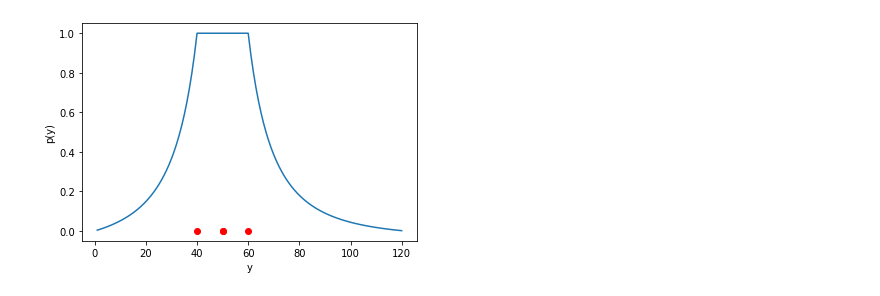
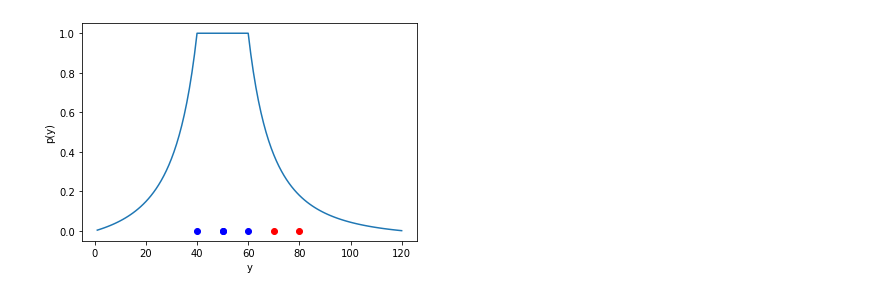
Before and after one commit to MDIRose/computational_psychology, a Jupyter notebook: code/experiment.ipynb, the cells around one changed output. Saved outputs shown, nothing was run; the diff lists cells and outputs as text; code cells hidden in the pictures.

```diff
--- a/code/experiment.ipynb
+++ b/code/experiment.ipynb
@@ -4,18 +4,24 @@ import math
 import numpy as np
 import matplotlib.pyplot as plt
 import baseline_model as baseline
-
-def plot_result(consequential_region: int, example_list:List[int],px:List[int] ):
-    example_points = np.zeros(len(example_list))
+import elimination_model as elimination
+import addition_model as addition
+def plot_result(consequential_region: int, positive_example_list:List[int], negative_example_list:List[int],px:List[int] ):
+    positive_example_points = np.zeros(len(positive_example_list))
+    negative_example_points = np.zeros(len(negative_example_list))
     plt.plot(range(1,consequential_region+1),px)
-    plt.plot(example_list, example_points, 'ro')
+    plt.plot(positive_example_list, positive_example_points, 'bo')
+    plt.plot(negative_example_list, negative_example_points, 'ro')
     plt.xlabel("y")
     plt.ylabel("p(y)")
-# %%
-consequential_region =120
-example_list = [40, 50,50,60]
-px = baseline.generalize(consequential_region,example_list)
-
-plot_result(consequential_region, example_list, px)
-# %% [output]
-[figure, removed]
+# %%
+
+consequential_region = 120
+positive_examples = [40, 50,50,60]
+negative_examples = [70,80]
+# %%
+#base model, which is not able to model negative examples
+px = baseline.generalize(consequential_region,positive_examples, negative_examples)
+plot_result(consequential_region, positive_examples,negative_examples, px)
+# %% [output]
+[figure, added]
```
Also changed, not shown: parts of 4 cells of this notebook, 2 other files.
